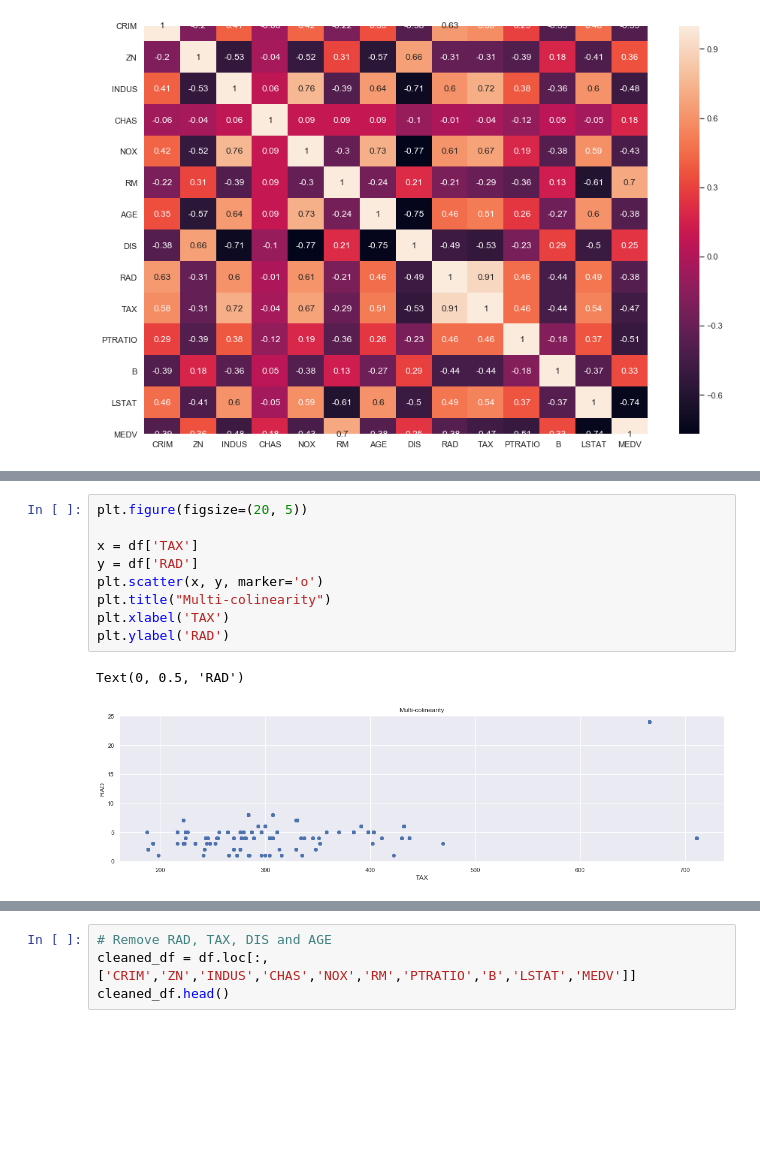
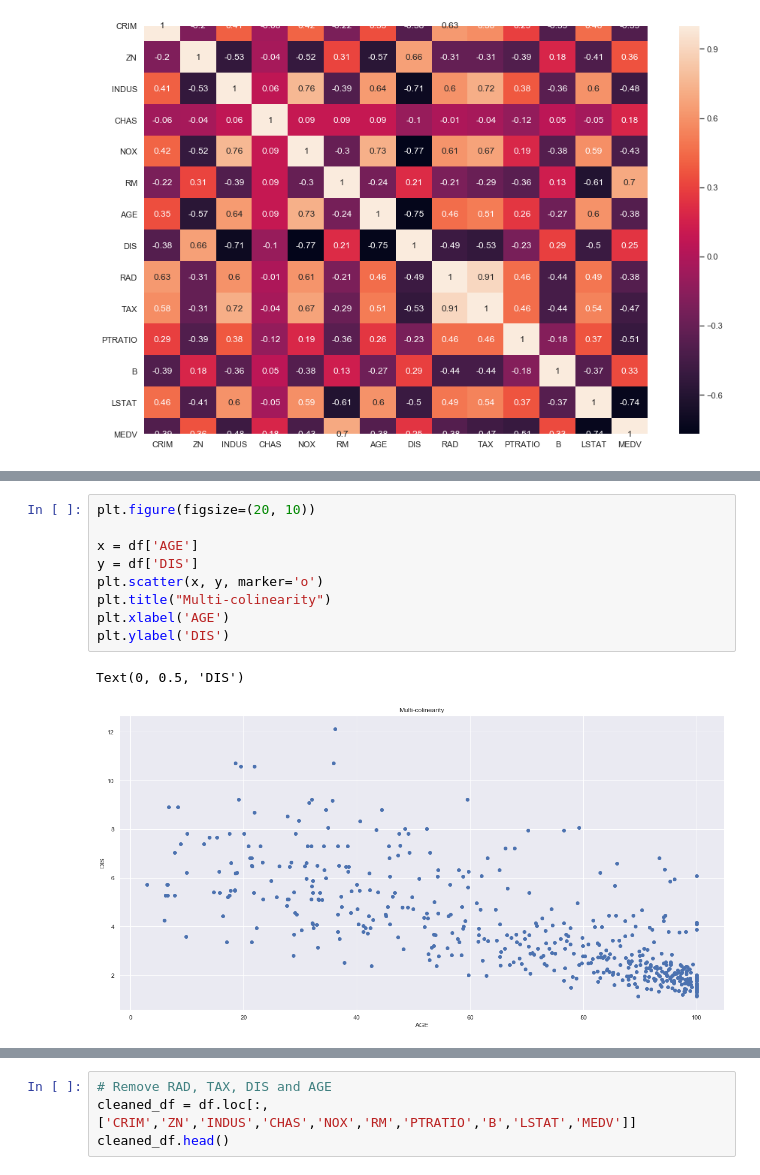
Before and after one commit to SimonMcLain/ML-Statistics-Project-2019-G00364775, a Jupyter notebook: Project.ipynb, the cells around one changed output, grey strips where cells are left out. Saved outputs shown, nothing was run; the diff lists cells and outputs as text; blank space fills up the shorter version.

```diff
--- a/Project.ipynb
+++ b/Project.ipynb
@@ -106,13 +100,13 @@ for i, col in enumerate(features):
 # %%
-plt.figure(figsize=(20, 5))
+plt.figure(figsize=(20, 10))
 
-x = df['TAX']
-y = df['RAD']
+x = df['AGE']
+y = df['DIS']
 plt.scatter(x, y, marker='o')
 plt.title("Multi-colinearity")
-plt.xlabel('TAX')
-plt.ylabel('RAD')
+plt.xlabel('AGE')
+plt.ylabel('DIS')
 # %% [output]
-Text(0, 0.5, 'RAD')
+Text(0, 0.5, 'DIS')
-[figure, old version]
+[figure, new version]
 # %%
```
Also changed, not shown: parts of 4 cells of this notebook, 2 other files.
